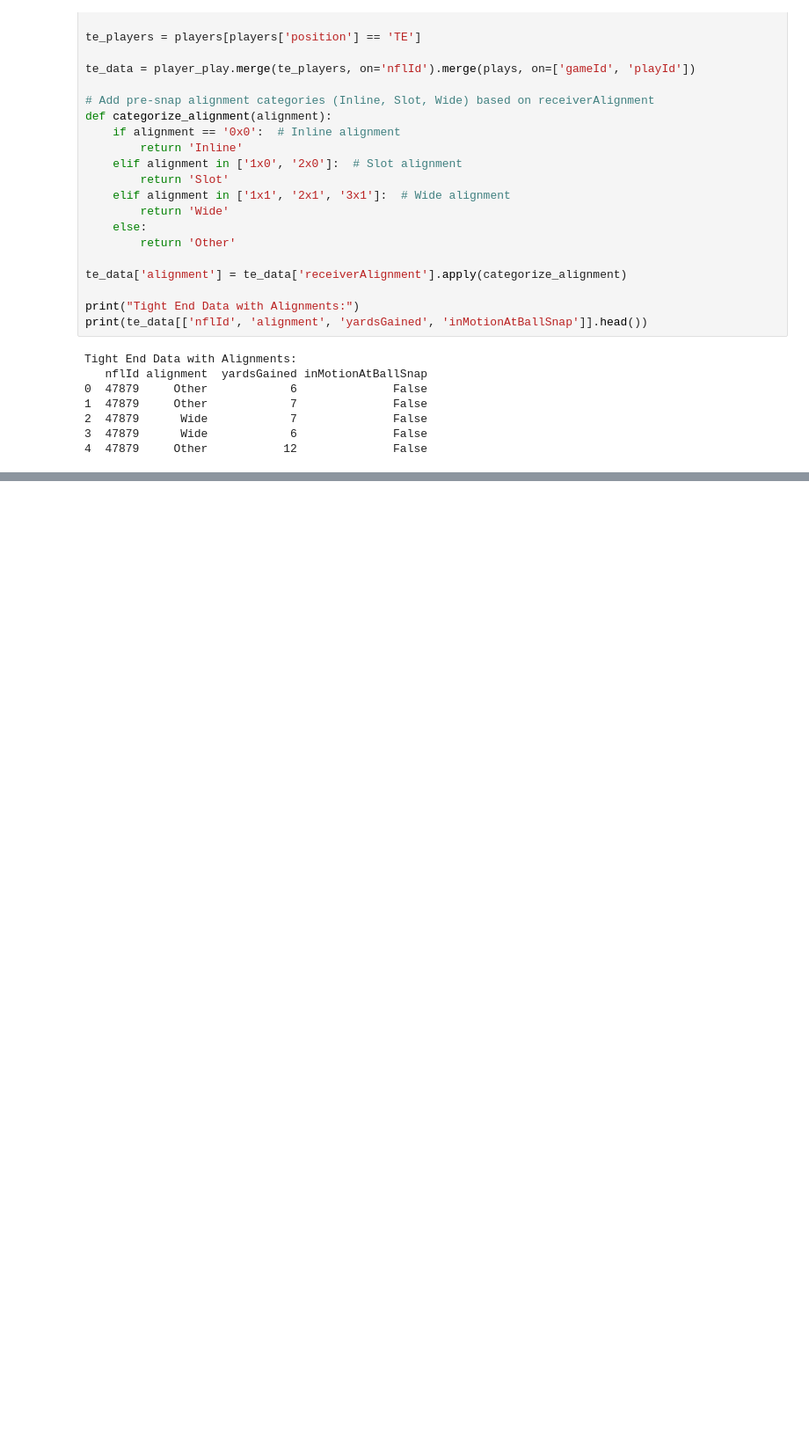
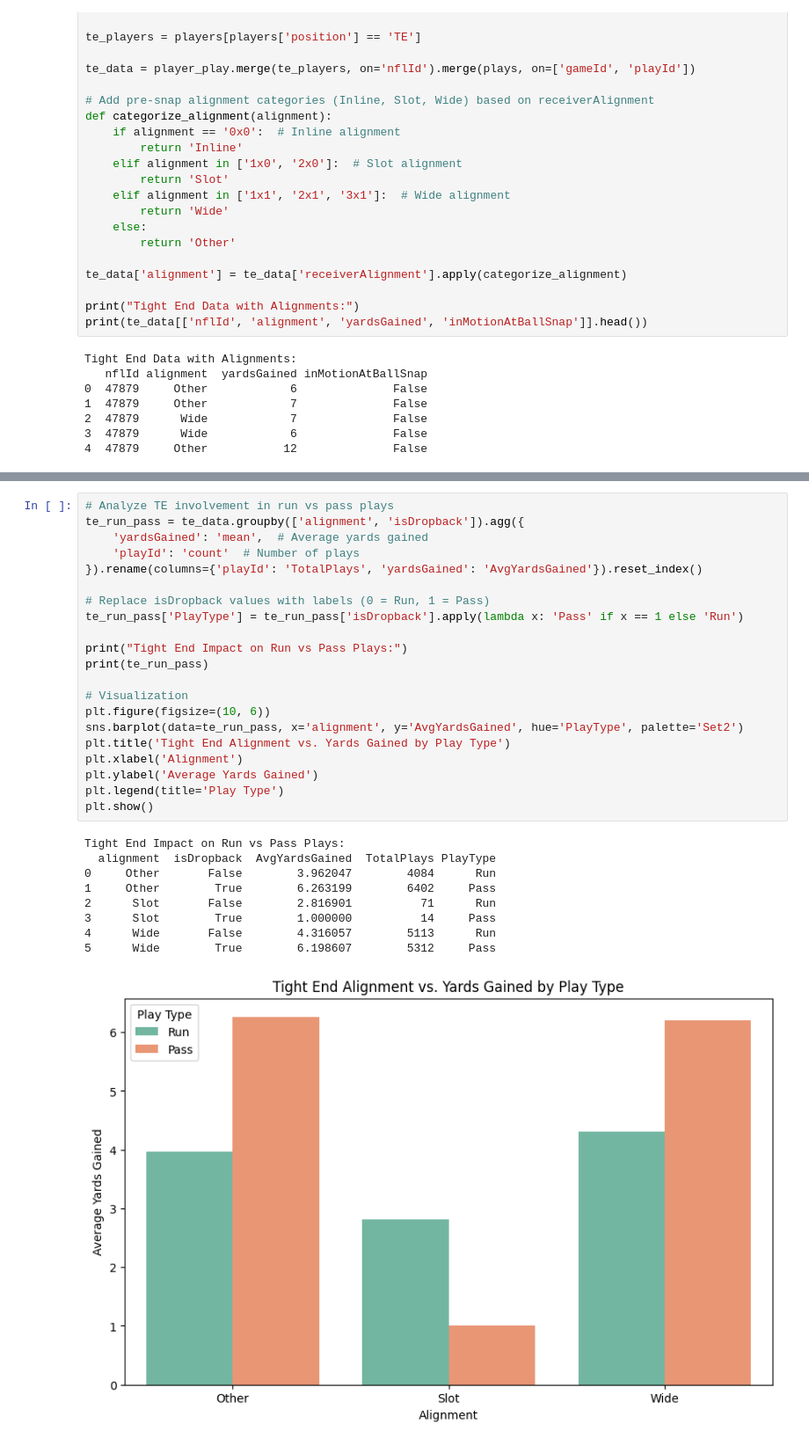
Before and after one commit to Vik7am10/NFL-Big-Data-Bowl-2025, a Jupyter notebook: main.ipynb, the cells around one changed output, grey strips where cells are left out. Shown: that part at 88% size. Cells and saved outputs as stored; diff of their text form; blank space fills up the shorter version.

```diff
--- a/main.ipynb
+++ b/main.ipynb
@@ -51,0 +83,31 @@ Tight End Data with Alignments:
+# %%
+# Analyze TE involvement in run vs pass plays
+te_run_pass = te_data.groupby(['alignment', 'isDropback']).agg({
+    'yardsGained': 'mean',  # Average yards gained
+    'playId': 'count'  # Number of plays
+}).rename(columns={'playId': 'TotalPlays', 'yardsGained': 'AvgYardsGained'}).reset_index()
+
+# Replace isDropback values with labels (0 = Run, 1 = Pass)
+te_run_pass['PlayType'] = te_run_pass['isDropback'].apply(lambda x: 'Pass' if x == 1 else 'Run')
+
+print("Tight End Impact on Run vs Pass Plays:")
+print(te_run_pass)
+
+# Visualization
+plt.figure(figsize=(10, 6))
+sns.barplot(data=te_run_pass, x='alignment', y='AvgYardsGained', hue='PlayType', palette='Set2')
+plt.title('Tight End Alignment vs. Yards Gained by Play Type')
+plt.xlabel('Alignment')
+plt.ylabel('Average Yards Gained')
+plt.legend(title='Play Type')
+plt.show()
+# %% [output]
+Tight End Impact on Run vs Pass Plays:
+  alignment  isDropback  AvgYardsGained  TotalPlays PlayType
+0     Other       False        3.962047        4084      Run
+1     Other        True        6.263199        6402     Pass
+2      Slot       False        2.816901          71      Run
+3      Slot        True        1.000000          14     Pass
+4      Wide       False        4.316057        5113      Run
+5      Wide        True        6.198607        5312     Pass
+[figure, added]
```
Also changed, not shown: parts of 4 cells of this notebook, 1 other file.
